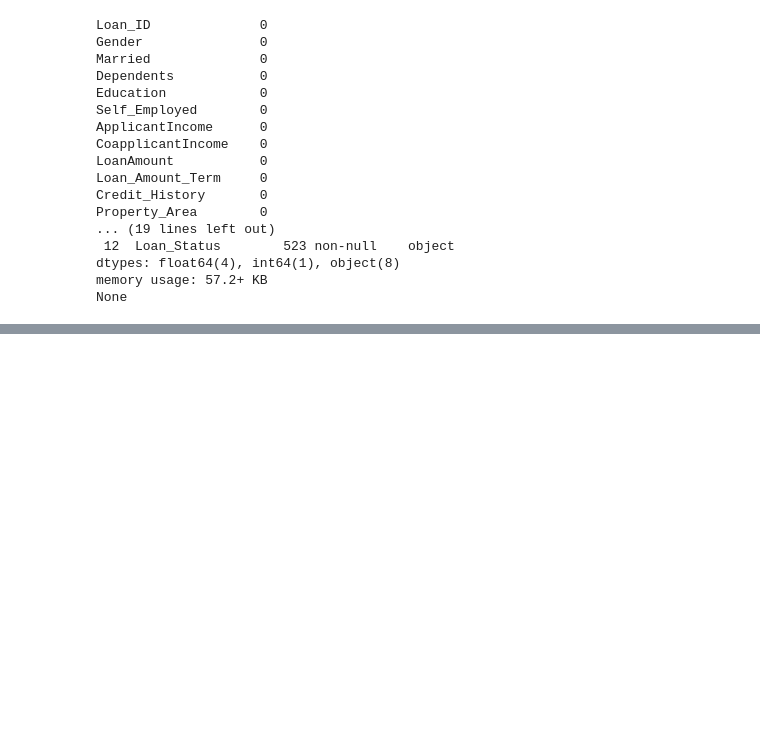
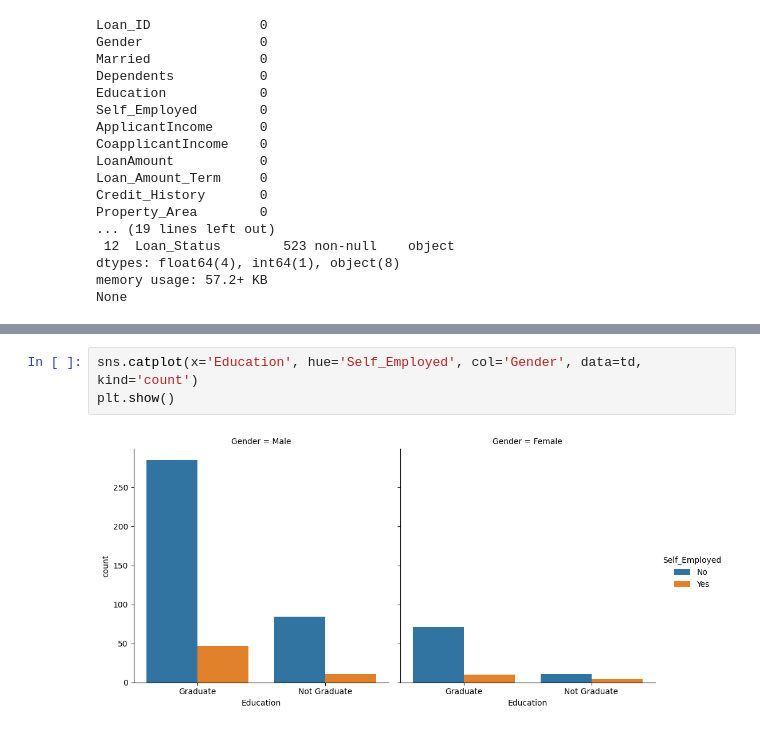
Before and after one commit to EDwith2ds/home-loan, a Jupyter notebook: home_loan_train_data.ipynb, the cells around one changed output, grey strips where cells are left out. Saved outputs shown, nothing was run; the diff lists cells and outputs as text; blank space fills up the shorter version.

```diff
--- a/home_loan_train_data.ipynb
+++ b/home_loan_train_data.ipynb
@@ -71,0 +78,5 @@ plt.show()
+# %%
+sns.catplot(x='Education', hue='Self_Employed', col='Gender', data=td, kind='count')
+plt.show()
+# %% [output]
+[figure, added]
```
Also changed, not shown: parts of 2 cells of this notebook.
